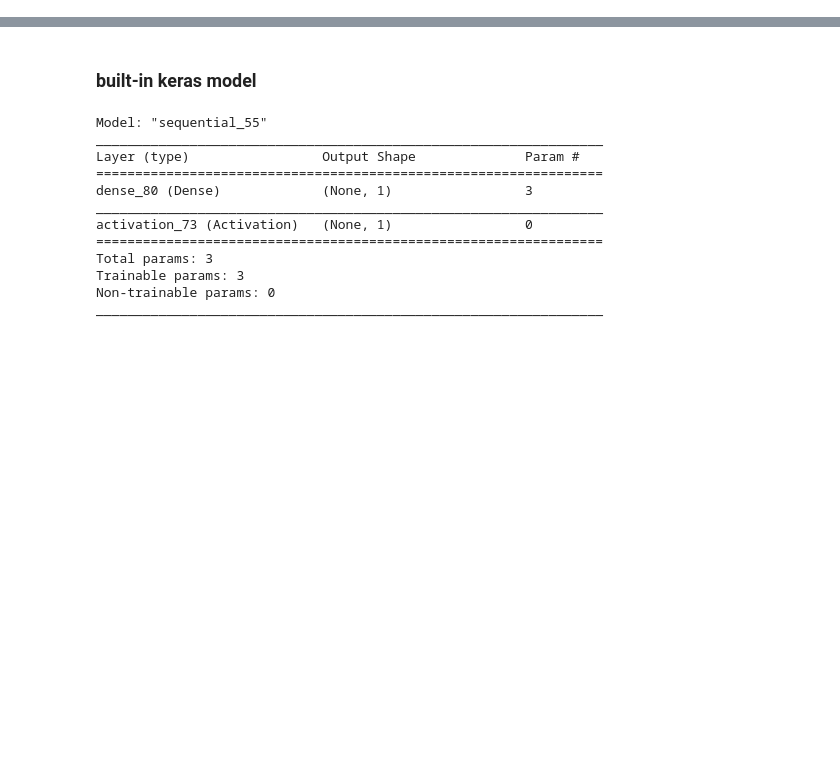
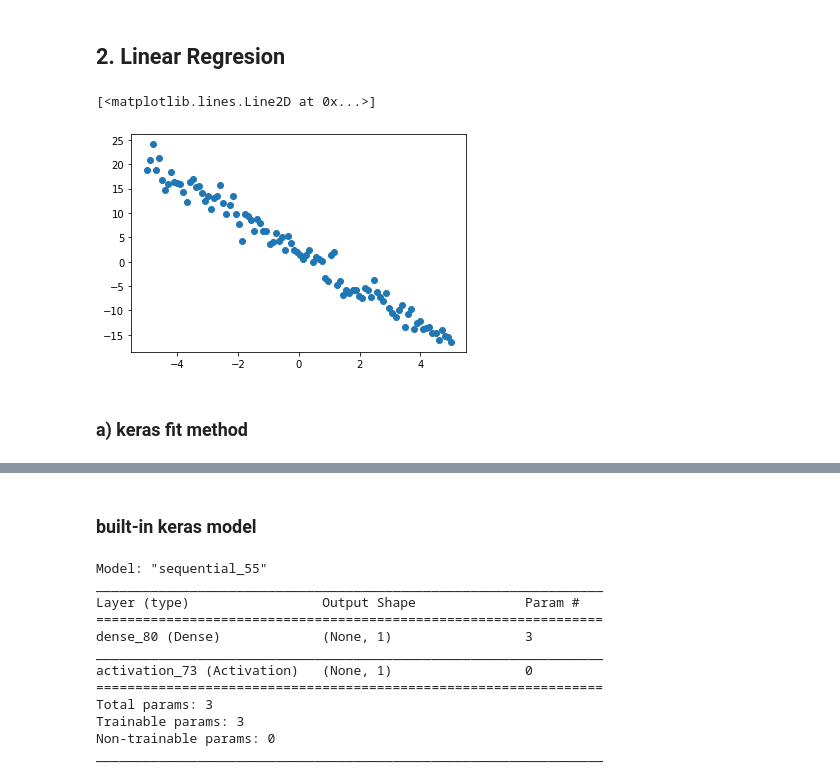
Before and after one commit to Jodahr/gans-learning, a Jupyter notebook: custom_training.ipynb, the cells around one changed output, grey strips where cells are left out. Drawn from its saved outputs; the diff is of its cells as text; code cells hidden in the pictures; blank space fills up the shorter version.

```diff
--- a/custom_training.ipynb
+++ b/custom_training.ipynb
@@ -8,0 +21,9 @@ from tensorflow.keras import layers, metrics, losses
+# %%
+with tf.GradientTape() as tpe:
+    tpe.watch(x)
+
+    # function needs to be defined in the context
+    y = tf.square(x)
+
+dy_dx = tpe.gradient(y,x)  # dy/dx|3 = 2x|3 = 6
+print(dy_dx)
@@ -8,0 +34,11 @@ from tensorflow.keras import layers, metrics, losses
+# %%
+with tf.GradientTape() as g:
+    g.watch(x)
+    with tf.GradientTape() as gg:
+        gg.watch(x)
+        # function needs to be defined in the context
+        y = tf.square(x)
+        dy_dx = gg.gradient(y,x)  # dy/dx|3 = 2x|3 = 6
+    dy_dx_2 = g.gradient(dy_dx, x) # d(2x)/dy = 2
+print(dy_dx)
+print(dy_dx_2)
@@ -8,0 +130,14 @@ from tensorflow.keras import layers, metrics, losses
+# %% [markdown]
+## 2. Linear Regresion
+# %%
+def my_function(x_arr, w0=2.3, w1=-3.7, noise=1.5):
+    y = w1 * x_arr + w0 + np.random.normal(scale=noise, size=len(x_arr))
+    return y
+# %%
+x = np.linspace(start=-5, stop=5, num=100)
+y = my_function(x)
+# %%
+plt.plot(x,y, linestyle="None", marker="o")
+# %% [output]
+[<matplotlib.lines.Line2D at 0x...>]
+[figure, added]
@@ -8,0 +150,2 @@ from tensorflow.keras import layers, metrics, losses
+# %% [markdown]
+### a) keras fit method
```
Also changed, not shown: parts of 28 cells of this notebook.
